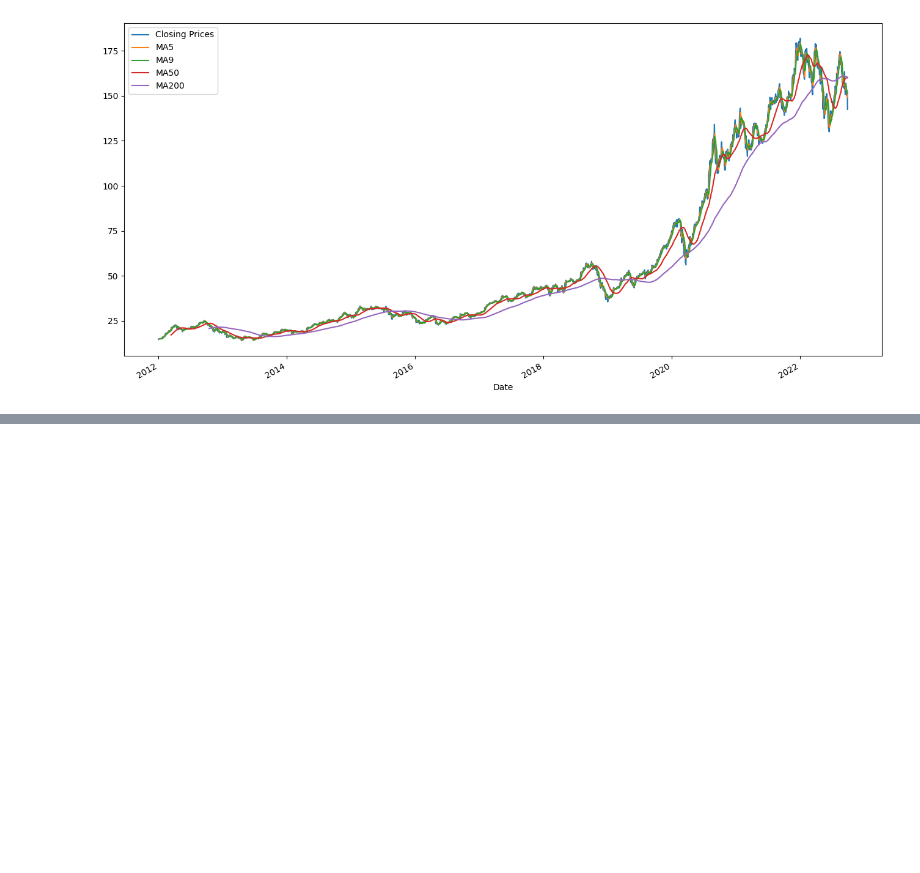
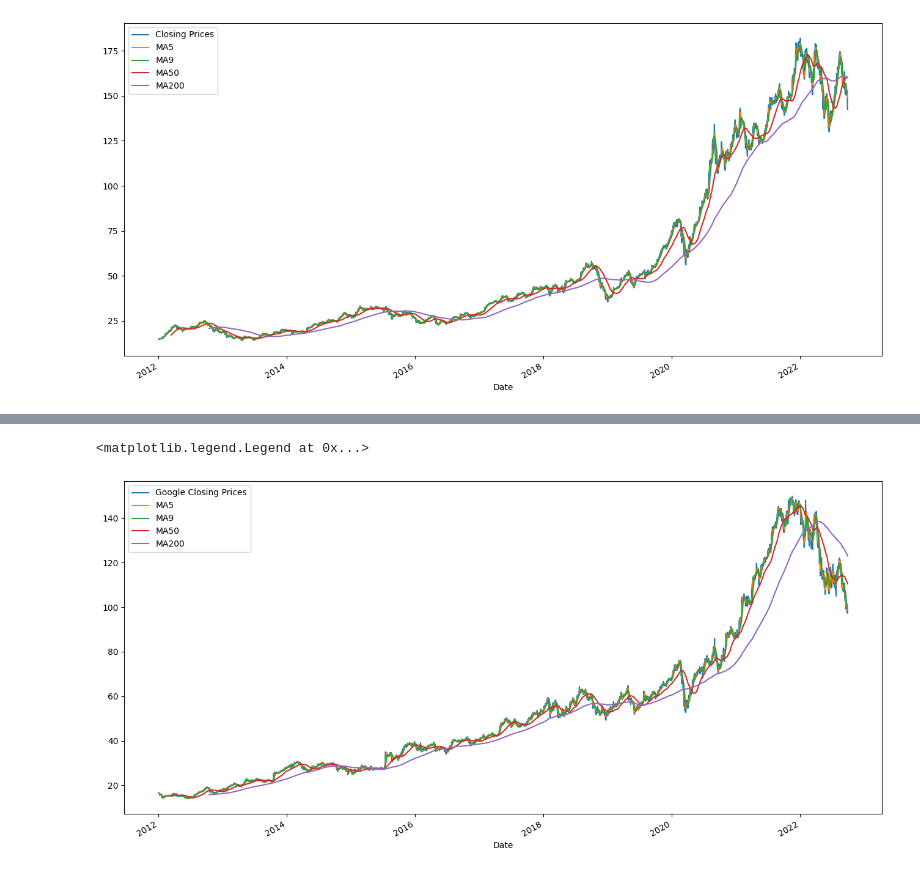
Before and after one commit to andykr1k/StockBackTesting, a Jupyter notebook: DataReader.ipynb, the cells around one changed output, grey strips where cells are left out. Drawn from its saved outputs; the diff is of its cells as text; code cells hidden in the pictures; blank space fills up the shorter version.

```diff
--- a/DataReader.ipynb
+++ b/DataReader.ipynb
@@ -218,0 +232,10 @@ plt.legend()
+# %%
+googl['Close'].plot(label="Google Closing Prices", figsize=(16,8))
+googl['MA5'].plot(label="MA5")
+googl['MA9'].plot(label="MA9")
+googl['MA50'].plot(label="MA50")
+googl['MA200'].plot(label="MA200")
+plt.legend()
+# %% [output]
+<matplotlib.legend.Legend at 0x...>
+[figure, added]
```
Also changed, not shown: parts of 5 cells of this notebook.
